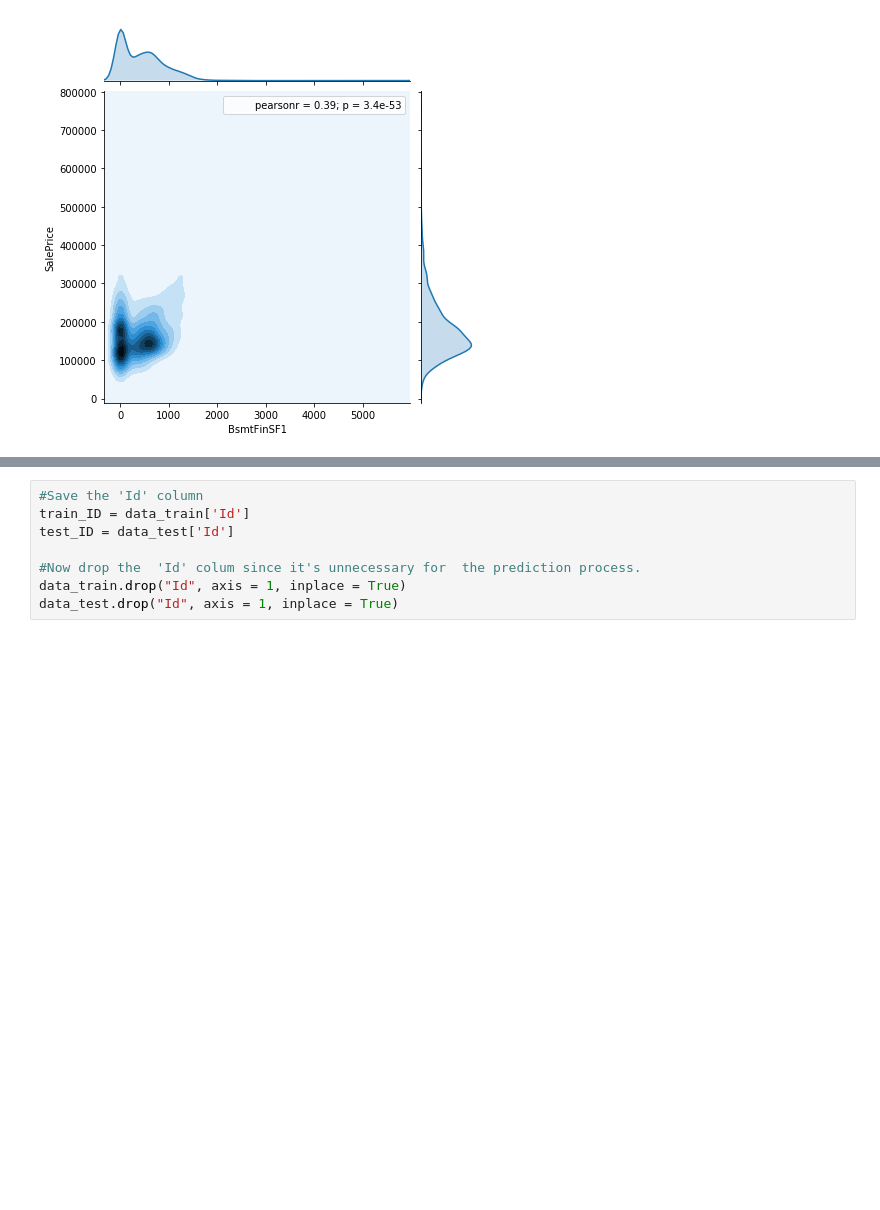
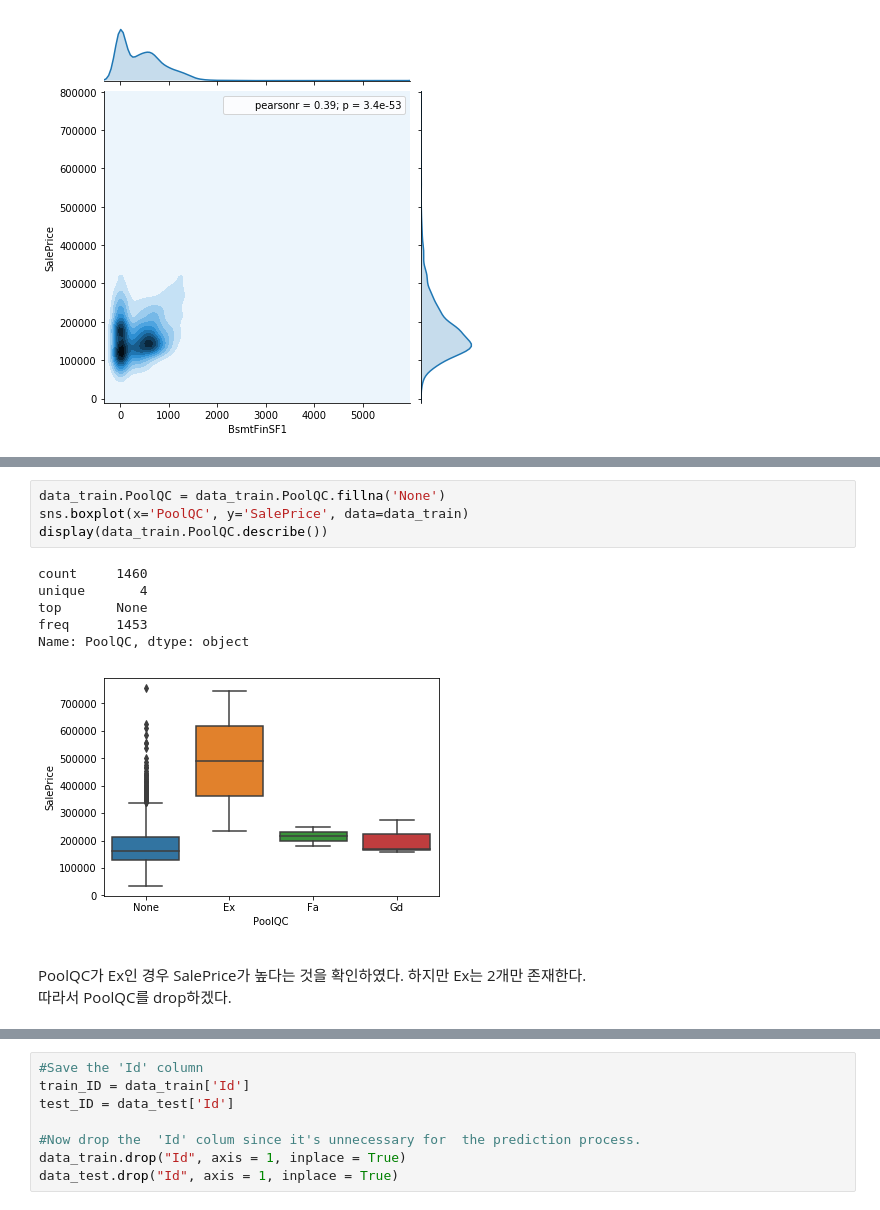
Before and after one commit to rjsdn31536/predict_houseprice_kaggle, a Jupyter notebook: predict_sum.ipynb, the cells around one changed output, grey strips where cells are left out. Saved outputs shown, nothing was run; the diff lists cells and outputs as text; blank space fills up the shorter version.

```diff
--- a/predict_sum.ipynb
+++ b/predict_sum.ipynb
@@ -87,0 +133,15 @@ for i in tmp.index:
+# %%
+data_train.PoolQC = data_train.PoolQC.fillna('None')
+sns.boxplot(x='PoolQC', y='SalePrice', data=data_train)
+display(data_train.PoolQC.describe())
+# %% [output]
+count     1460
+unique       4
+top       None
+freq      1453
+Name: PoolQC, dtype: object
+[figure, added]
+# %% [markdown]
+>
+PoolQC가 Ex인 경우 SalePrice가 높다는 것을 확인하였다. 하지만 Ex는 2개만 존재한다.<br>
+따라서 PoolQC를 drop하겠다.
```
Also changed, not shown: parts of 62 cells of this notebook, 6 other files.
